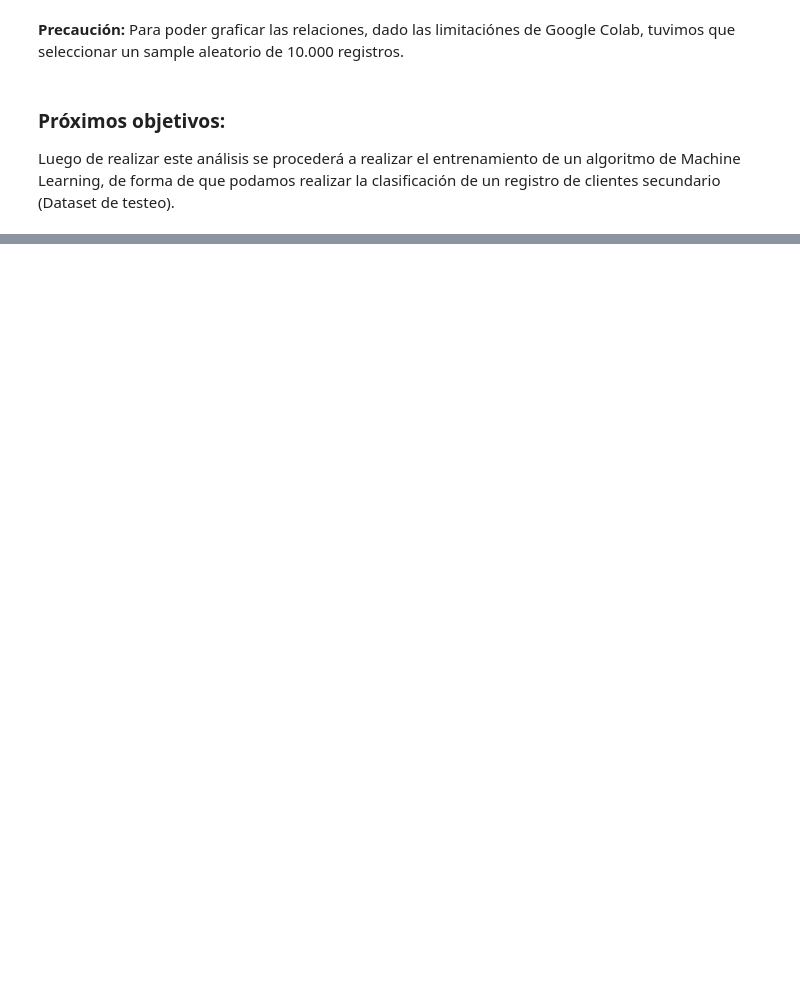
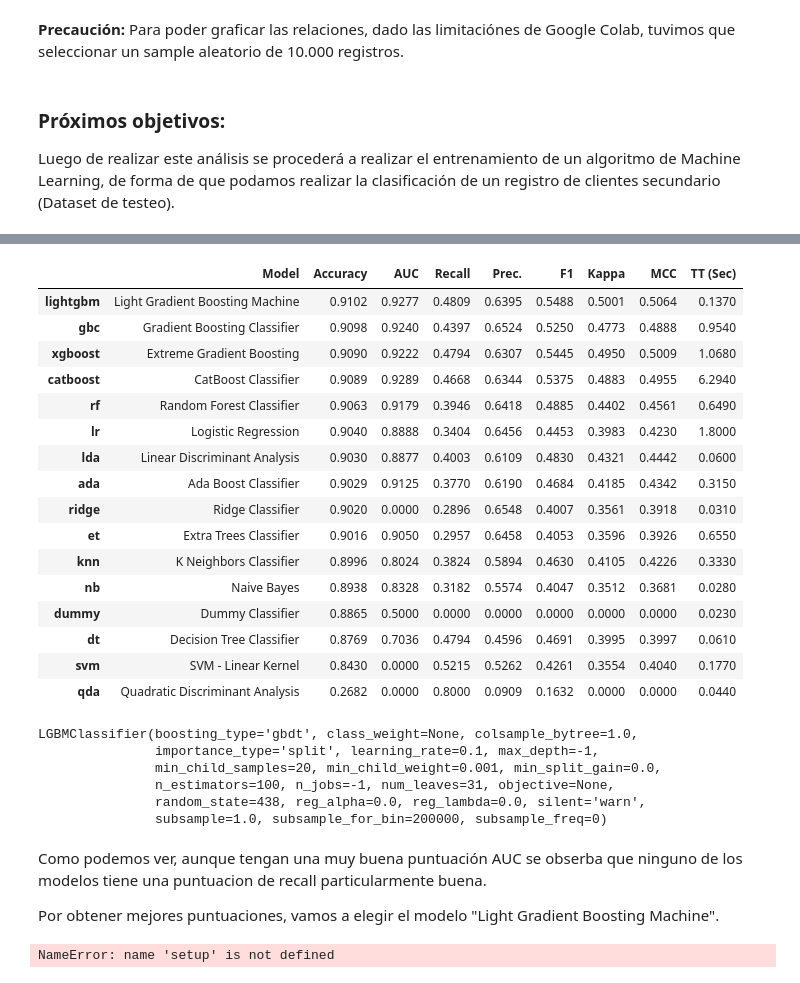
Before and after one commit to VGardella/data-science-project, a Jupyter notebook: Primera_Entrega_Proyecto_Final_V2.ipynb, the cells around one changed output, grey strips where cells are left out. Cells and saved outputs as stored; diff of their text form; code cells hidden in the pictures; blank space fills up the shorter version.

```diff
--- a/Primera_Entrega_Proyecto_Final_V2.ipynb
+++ b/Primera_Entrega_Proyecto_Final_V2.ipynb
@@ -427,0 +392,36 @@ Luego de realizar este análisis se procederá a realizar el entrenamiento de un
+# %%
+#Comparamos los diferentes modelos:
+
+compare_models()
+# %% [output]
+|  | Model | Accuracy | AUC | Recall | Prec. | F1 | Kappa | MCC | TT (Sec) |
+| lightgbm | Light Gradient Boosting Machine | 0.9102 | 0.9277 | 0.4809 | 0.6395 | 0.5488 | 0.5001 | 0.5064 | 0.1370 |
+| gbc | Gradient Boosting Classifier | 0.9098 | 0.9240 | 0.4397 | 0.6524 | 0.5250 | 0.4773 | 0.4888 | 0.9540 |
+| xgboost | Extreme Gradient Boosting | 0.9090 | 0.9222 | 0.4794 | 0.6307 | 0.5445 | 0.4950 | 0.5009 | 1.0680 |
+| catboost | CatBoost Classifier | 0.9089 | 0.9289 | 0.4668 | 0.6344 | 0.5375 | 0.4883 | 0.4955 | 6.2940 |
+| rf | Random Forest Classifier | 0.9063 | 0.9179 | 0.3946 | 0.6418 | 0.4885 | 0.4402 | 0.4561 | 0.6490 |
+| lr | Logistic Regression | 0.9040 | 0.8888 | 0.3404 | 0.6456 | 0.4453 | 0.3983 | 0.4230 | 1.8000 |
+| lda | Linear Discriminant Analysis | 0.9030 | 0.8877 | 0.4003 | 0.6109 | 0.4830 | 0.4321 | 0.4442 | 0.0600 |
+| ada | Ada Boost Classifier | 0.9029 | 0.9125 | 0.3770 | 0.6190 | 0.4684 | 0.4185 | 0.4342 | 0.3150 |
+| ridge | Ridge Classifier | 0.9020 | 0.0000 | 0.2896 | 0.6548 | 0.4007 | 0.3561 | 0.3918 | 0.0310 |
+| et | Extra Trees Classifier | 0.9016 | 0.9050 | 0.2957 | 0.6458 | 0.4053 | 0.3596 | 0.3926 | 0.6550 |
+| knn | K Neighbors Classifier | 0.8996 | 0.8024 | 0.3824 | 0.5894 | 0.4630 | 0.4105 | 0.4226 | 0.3330 |
+| nb | Naive Bayes | 0.8938 | 0.8328 | 0.3182 | 0.5574 | 0.4047 | 0.3512 | 0.3681 | 0.0280 |
+| dummy | Dummy Classifier | 0.8865 | 0.5000 | 0.0000 | 0.0000 | 0.0000 | 0.0000 | 0.0000 | 0.0230 |
+| dt | Decision Tree Classifier | 0.8769 | 0.7036 | 0.4794 | 0.4596 | 0.4691 | 0.3995 | 0.3997 | 0.0610 |
+| svm | SVM - Linear Kernel | 0.8430 | 0.0000 | 0.5215 | 0.5262 | 0.4261 | 0.3554 | 0.4040 | 0.1770 |
+| qda | Quadratic Discriminant Analysis | 0.2682 | 0.0000 | 0.8000 | 0.0909 | 0.1632 | 0.0000 | 0.0000 | 0.0440 |
+LGBMClassifier(boosting_type='gbdt', class_weight=None, colsample_bytree=1.0,
+               importance_type='split', learning_rate=0.1, max_depth=-1,
+               min_child_samples=20, min_child_weight=0.001, min_split_gain=0.0,
+               n_estimators=100, n_jobs=-1, num_leaves=31, objective=None,
+               random_state=438, reg_alpha=0.0, reg_lambda=0.0, silent='warn',
+               subsample=1.0, subsample_for_bin=200000, subsample_freq=0)
+# %% [markdown]
+Como podemos ver, aunque tengan una muy buena puntuación AUC se obserba que ninguno de los modelos tiene una puntuacion de recall particularmente buena.
+
+Por obtener mejores puntuaciones, vamos a elegir el modelo "Light Gradient Boosting Machine".
+# %%
+setup(data = df2, target = "y")
+# %% [output]
+NameError: name 'setup' is not defined
```
Also changed, not shown: parts of 48 cells of this notebook, 23 other files.
